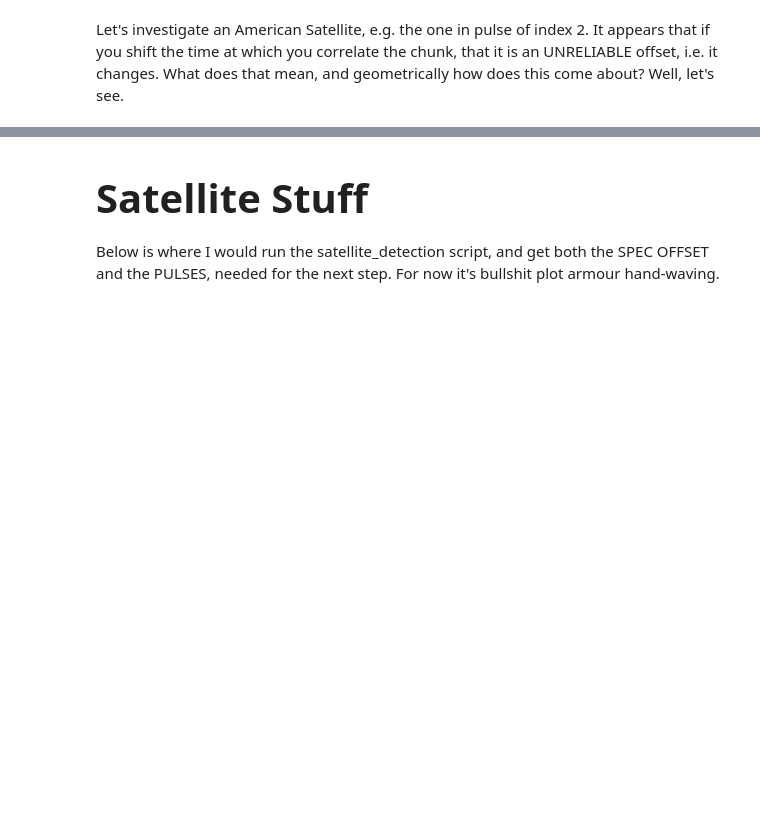
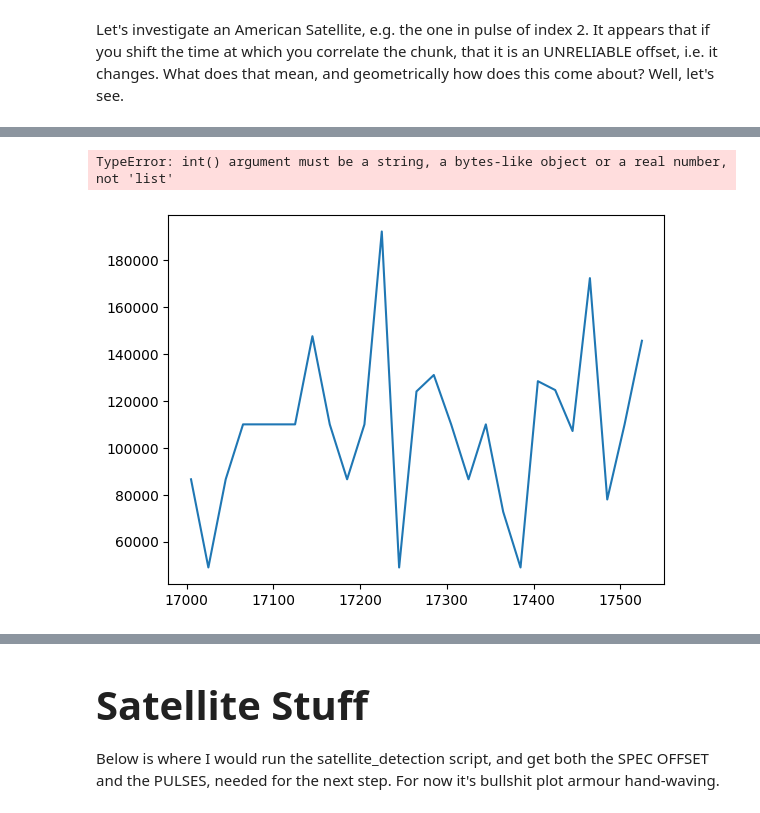
Before and after one commit to ALBATROS-Experiment/albatros_analysis, a Jupyter notebook: scripts/coord_calib.ipynb, the cells around one changed output, grey strips where cells are left out. Saved outputs shown, nothing was run; the diff lists cells and outputs as text; code cells hidden in the pictures; blank space fills up the shorter version.

Commit message:
playing around with time-dependent offsets, and seeing how that can be implemented

```diff
--- a/scripts/coord_calib.ipynb
+++ b/scripts/coord_calib.ipynb
@@ -136,7 +136,7 @@ Not reading any data
 # %% [markdown]
 Here is the List of passes:
 # %%
-passes = [[[143, 222], [3]], [[990, 1054], [1]], [[1400, 1429], [3]], [[1723, 1794], [0]], [[2195, 2288], [1]]]
+passes = [[[143, 222], [3]], [[990, 1054], [1]], [[1400, 1429], [3]], [[1723, 1794], [0]], [[2195, 2288], [1]], [[2926, 3022], [0]], [[3401, 3506], [1]]]
 
 for i in range(len(passes)):
     passes[i][0] = (np.array(passes[i][0]) * 5).tolist()
@@ -146,6 +146,6 @@ print(passes)
 for i in range(len(passes)):
     print(f"Pass {i} in seconds offset:", passes[i][0])
 
-time_offsets = [ p[0][0] for p in passes]
+time_offsets = [ p[0][0]+40 for p in passes]
 print(time_offsets)
 # %% [output]
@@ -163,7 +165,7 @@ Start by opening the file for uncorrected offset. We set up the offset times to
 # %% [markdown]
 Set up individual passes.
 # %%
-pulse_idx = 2
+pulse_idx = 6
 
 t_start_pulse, t_end_pulse = t_start + time_offsets[pulse_idx], t_end + time_offsets[pulse_idx]
 
@@ -225,11 +227,12 @@ plt.tight_layout()
 # %% [markdown]
 Let's investigate an American Satellite, e.g. the one in pulse of index 2. It appears that if you shift the time at which you correlate the chunk, that it is an UNRELIABLE offset, i.e. it changes. What does that mean, and geometrically how does this come about? Well, let's see.
 # %%
-pass_2 = passes[2][0]
-start_2 = pass_2[0]
-stop_2 = pass_2[1]
+
+pass_2 = passes[pulse_idx][0]
+start_2 = int(pass_2[0])
+stop_2 = int(pass_2[1])
 pass_2_duration = stop_2 - start_2
 
-offsets = np.arange(start_2, stop_2, 10)
+offsets = my_list = list(range(int(start_2), int(stop_2), 20))
 print(offsets)
 # %% [output]
@@ -280,0 +311,11 @@ missing a1 0.0 missing a2 0.0
+# %%
+plt.plot(offsets, offsets_measured)
+
+
+for i in range(len(offsets_measured)):
+    offsets_measured[i] = int(offsets_measured)
+print(offsets_measured)
+print(average_discrepancy)
+# %% [output]
+TypeError: int() argument must be a string, a bytes-like object or a real number, not 'list'
+[figure, added]
```
Also changed, not shown: parts of 7 cells of this notebook.
